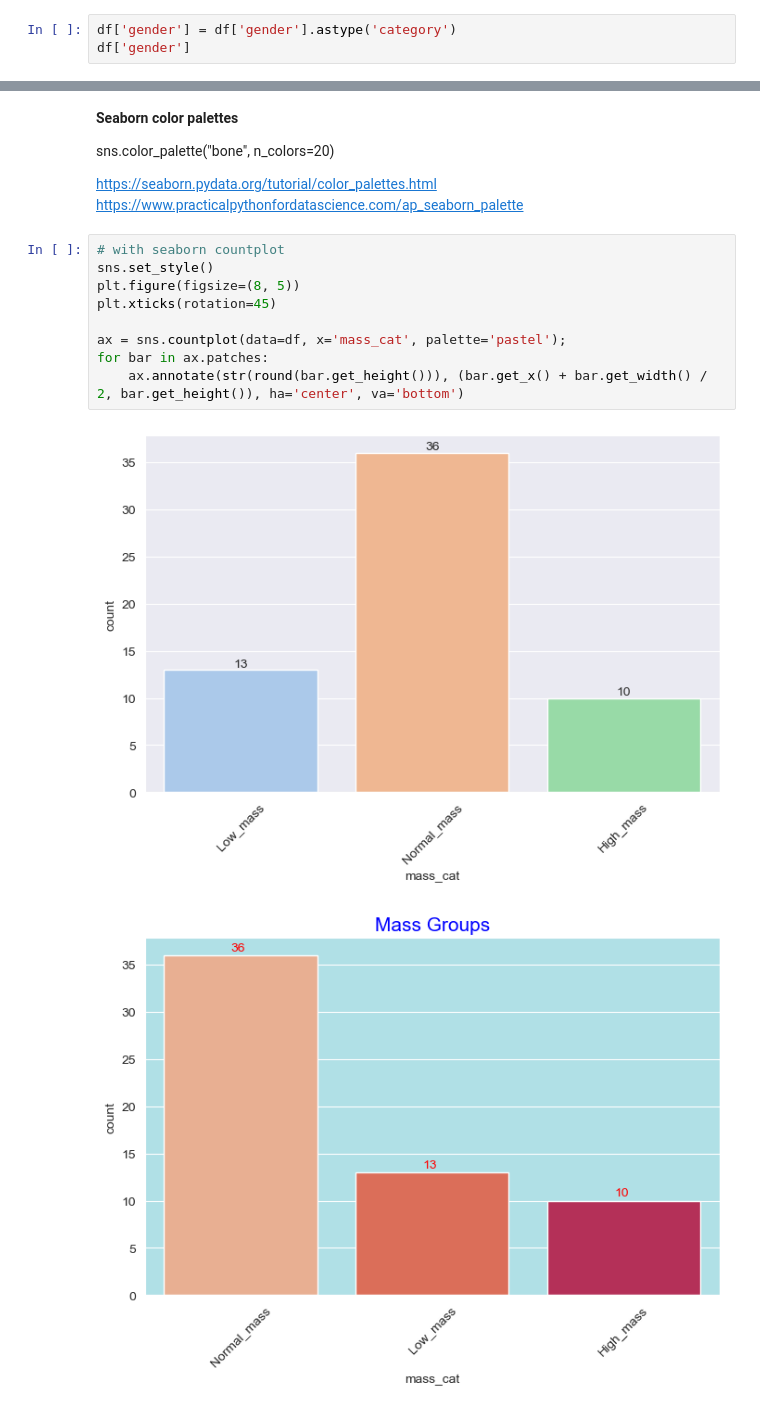
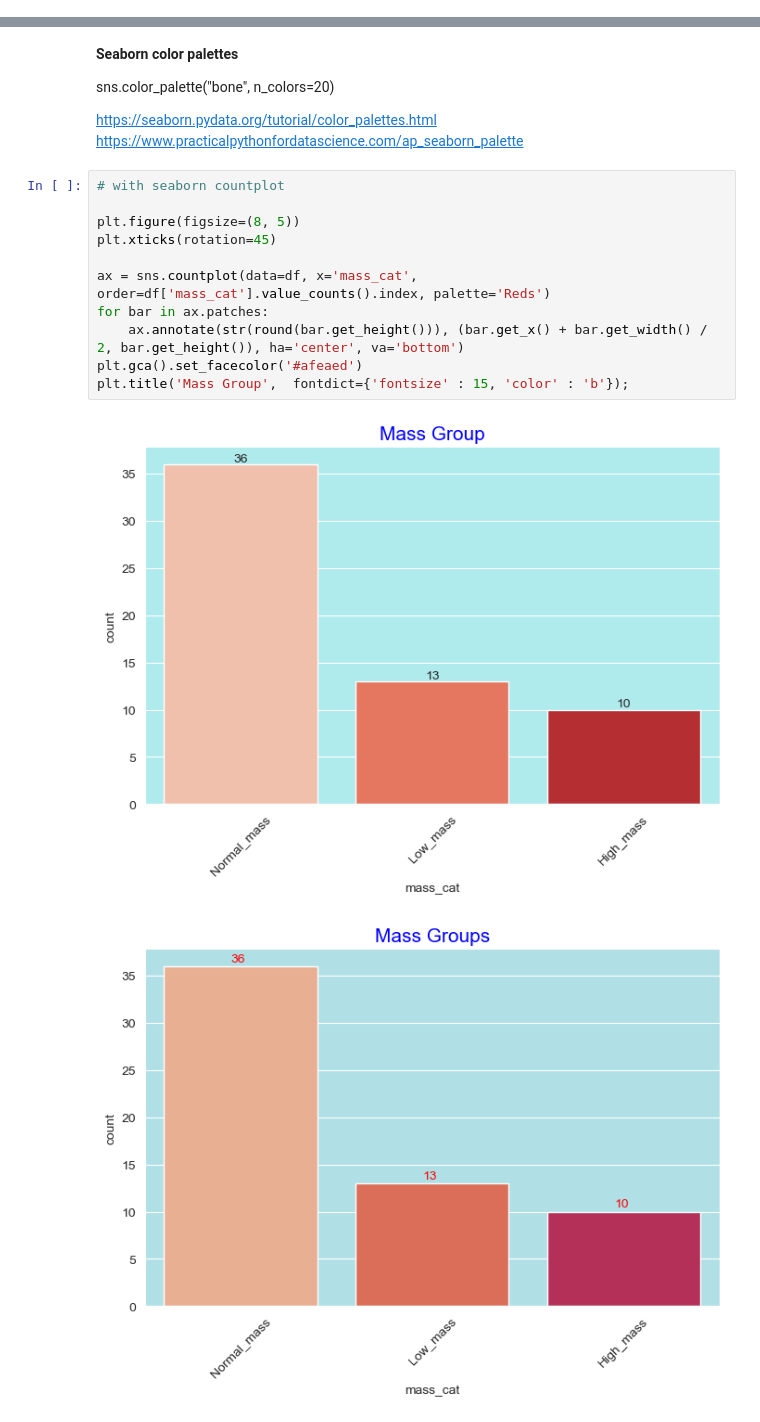
Before and after one commit to Nurdan10/Assignments, a Jupyter notebook: Ass_4/Star_Wars_Characters_assigment_2_Student (seaborn)_V02.ipynb, the cells around one changed output, grey strips where cells are left out. Saved outputs shown, nothing was run; the diff lists cells and outputs as text.

```diff
--- a/Ass_4/Star_Wars_Characters_assigment_2_Student (seaborn)_V02.ipynb
+++ b/Ass_4/Star_Wars_Characters_assigment_2_Student (seaborn)_V02.ipynb
@@ -318,6 +319,3 @@ Name: count, dtype: int64
 # %% [markdown]
 **This can now be plotted much more concisely.**<br>
 Axes.bar_label() automatically labels bars [since matplotlib 3.4](https://matplotlib.org/stable/api/_as_gen/matplotlib.axes.Axes.bar_label.html)
-# %%
-df['gender'] = df['gender'].astype('category')
-df['gender']
@@ -485,15 +495,17 @@ https://seaborn.pydata.org/tutorial/color_palettes.html
 https://www.practicalpythonfordatascience.com/ap_seaborn_palette
 # %%
 # with seaborn countplot
-sns.set_style()
+
 plt.figure(figsize=(8, 5))
 plt.xticks(rotation=45)
 
-ax = sns.countplot(data=df, x='mass_cat', palette='pastel');
+ax = sns.countplot(data=df, x='mass_cat', order=df['mass_cat'].value_counts().index, palette='Reds')
 for bar in ax.patches:
     ax.annotate(str(round(bar.get_height())), (bar.get_x() + bar.get_width() / 2, bar.get_height()), ha='center', va='bottom')
+plt.gca().set_facecolor('#afeaed')
+plt.title('Mass Group',  fontdict={'fontsize' : 15, 'color' : 'b'});
 # %% [output]
-[figure, old version]
+[figure, new version]
 # %%
 # %% [output]
 [figure]
```
Also changed, not shown: parts of 45 cells of this notebook.
